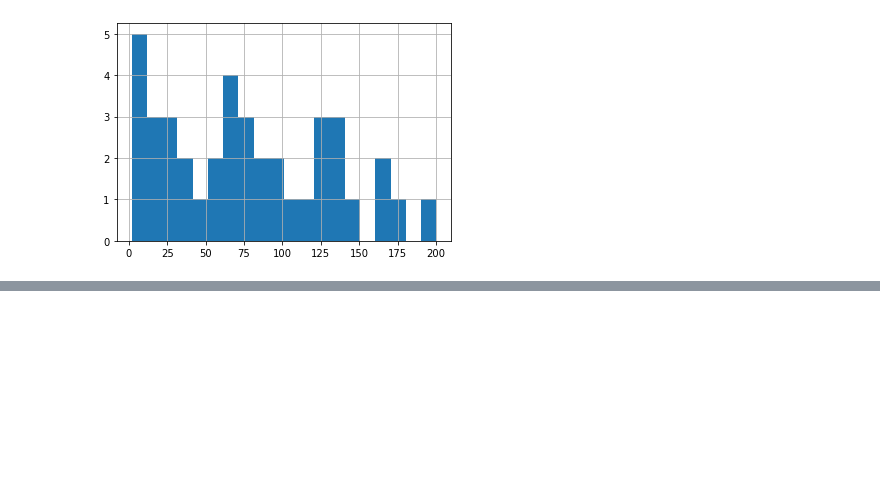
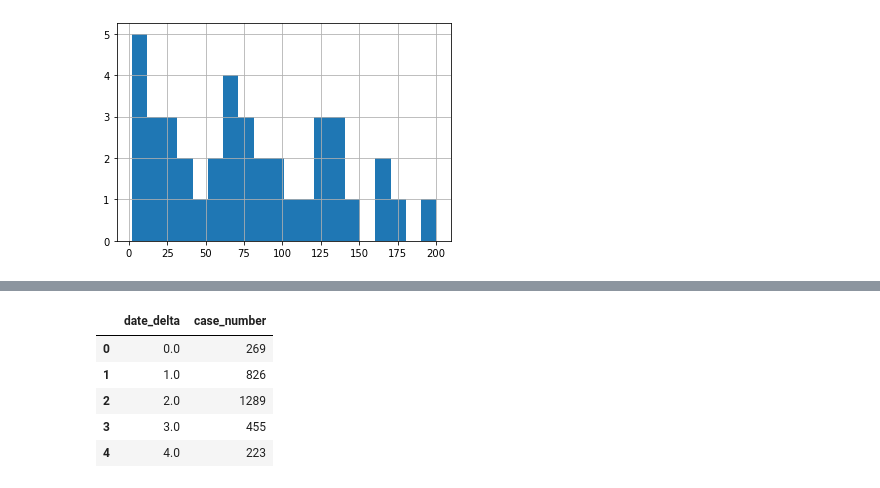
Before and after one commit to joshuajnoble/w210, a Jupyter notebook: dallas_data_eda.ipynb, the cells around one changed output, grey strips where cells are left out. Cells and saved outputs as stored; diff of their text form; code cells hidden in the pictures; blank space fills up the shorter version.

```diff
--- a/dallas_data_eda.ipynb
+++ b/dallas_data_eda.ipynb
@@ -104,0 +130,11 @@ means_df['min'].hist(bins=20)
+# %%
+dallas_week_ts['date_delta'] = (dallas_week_ts['week_dt'] - dallas_week_ts['week_dt'].min())  / np.timedelta64(1,'W')
+dallas_week_ts = dallas_week_ts[['date_delta', 'case_number']]
+dallas_week_ts.head()
+# %% [output]
+|  | date_delta | case_number |
+| 0 | 0.0 | 269 |
+| 1 | 1.0 | 826 |
+| 2 | 2.0 | 1289 |
+| 3 | 3.0 | 455 |
+| 4 | 4.0 | 223 |
```
Also changed, not shown: parts of 8 cells of this notebook, 1 other file.
